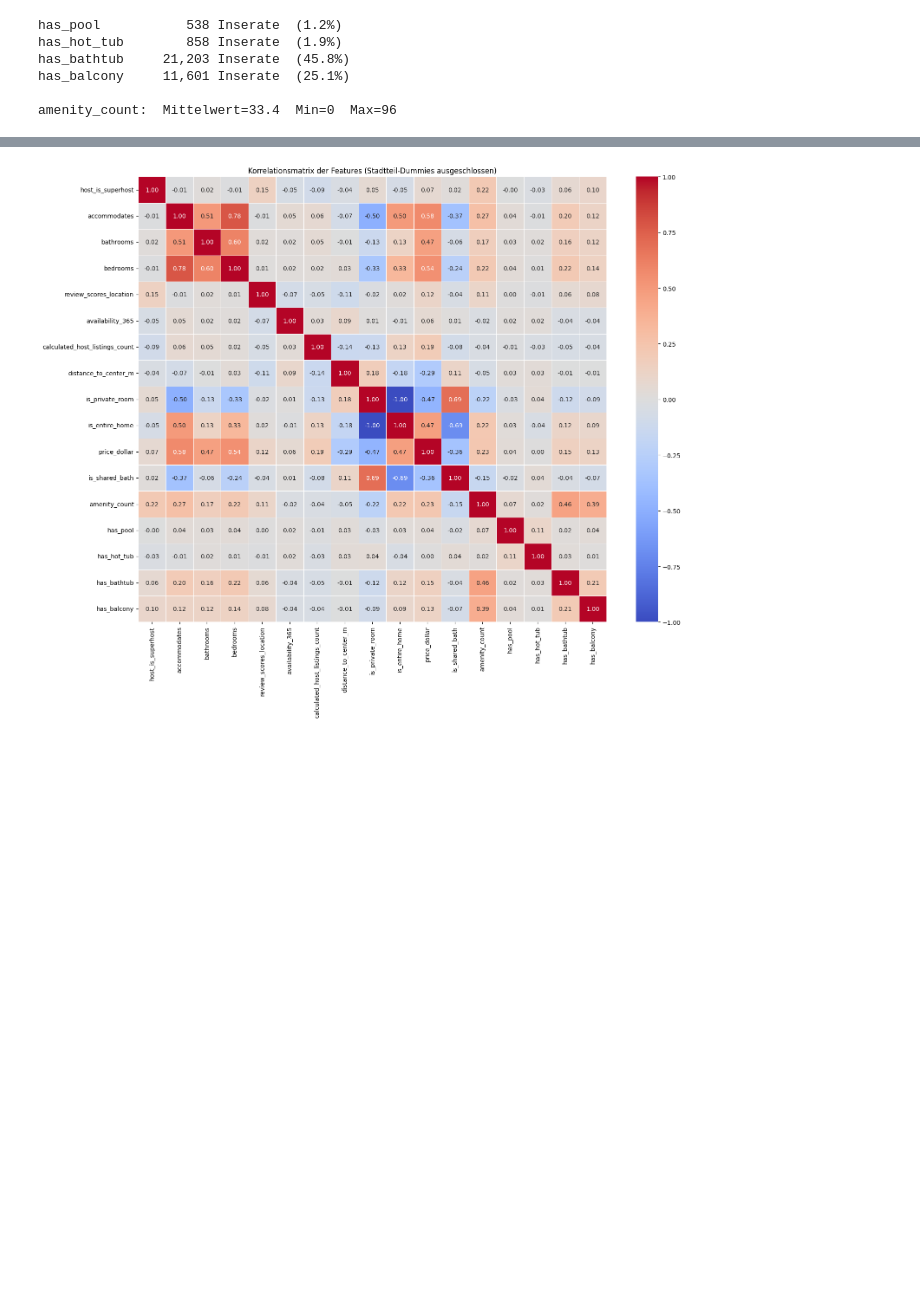
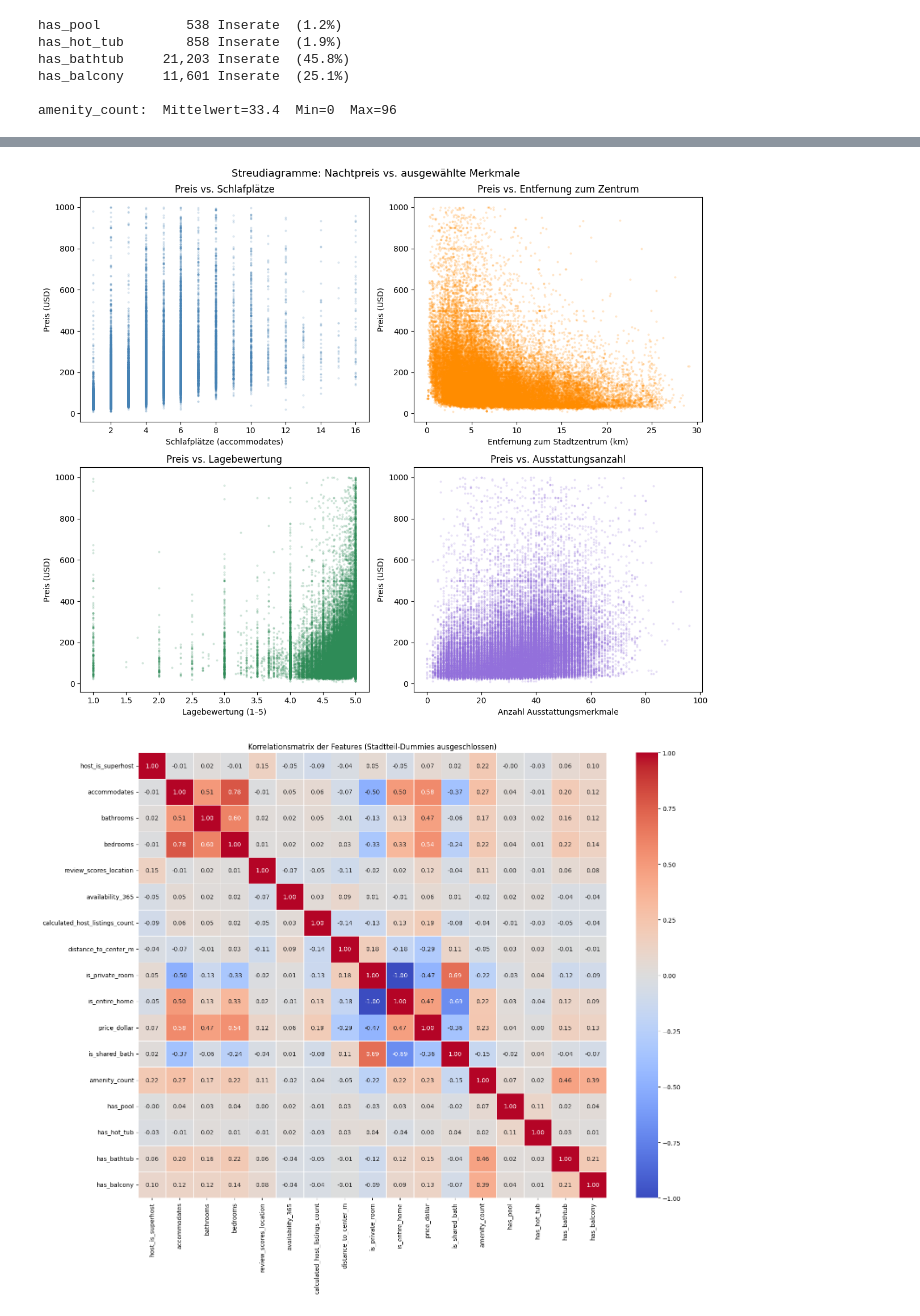
Before and after one commit to pa19duxu/AirbnbPrices, a Jupyter notebook: Prediction.ipynb, the cells around one changed output, grey strips where cells are left out. Drawn from its saved outputs; the diff is of its cells as text; code cells hidden in the pictures; blank space fills up the shorter version.

```diff
--- a/Prediction.ipynb
+++ b/Prediction.ipynb
@@ -263,3 +341,31 @@ amenity_count:  Mittelwert=33.4  Min=0  Max=96
+# %%
+fig, axes = plt.subplots(2, 2, figsize=(12, 10))
+
+axes[0, 0].scatter(df['accommodates'], df['price_dollar'], alpha=0.15, s=4, color='steelblue')
+axes[0, 0].set_xlabel('Schlafplätze (accommodates)')
+axes[0, 0].set_ylabel('Preis (USD)')
+axes[0, 0].set_title('Preis vs. Schlafplätze')
+
+axes[0, 1].scatter(df['distance_to_center_m'] / 1000, df['price_dollar'], alpha=0.15, s=4, color='darkorange')
+axes[0, 1].set_xlabel('Entfernung zum Stadtzentrum (km)')
+axes[0, 1].set_ylabel('Preis (USD)')
+axes[0, 1].set_title('Preis vs. Entfernung zum Zentrum')
+
+axes[1, 0].scatter(df['review_scores_location'], df['price_dollar'], alpha=0.15, s=4, color='seagreen')
+axes[1, 0].set_xlabel('Lagebewertung (1–5)')
+axes[1, 0].set_ylabel('Preis (USD)')
+axes[1, 0].set_title('Preis vs. Lagebewertung')
+
+axes[1, 1].scatter(df['amenity_count'], df['price_dollar'], alpha=0.15, s=4, color='mediumpurple')
+axes[1, 1].set_xlabel('Anzahl Ausstattungsmerkmale')
+axes[1, 1].set_ylabel('Preis (USD)')
+axes[1, 1].set_title('Preis vs. Ausstattungsanzahl')
+
+plt.suptitle('Streudiagramme: Nachtpreis vs. ausgewählte Merkmale', fontsize=13)
+plt.tight_layout()
+plt.show()
+# %% [output]
+[figure, added]
 # %%
 # ── Korrelationsanalyse der Features ──────────────────────────────────────────
 #
```
Also changed, not shown: parts of 25 cells of this notebook.
